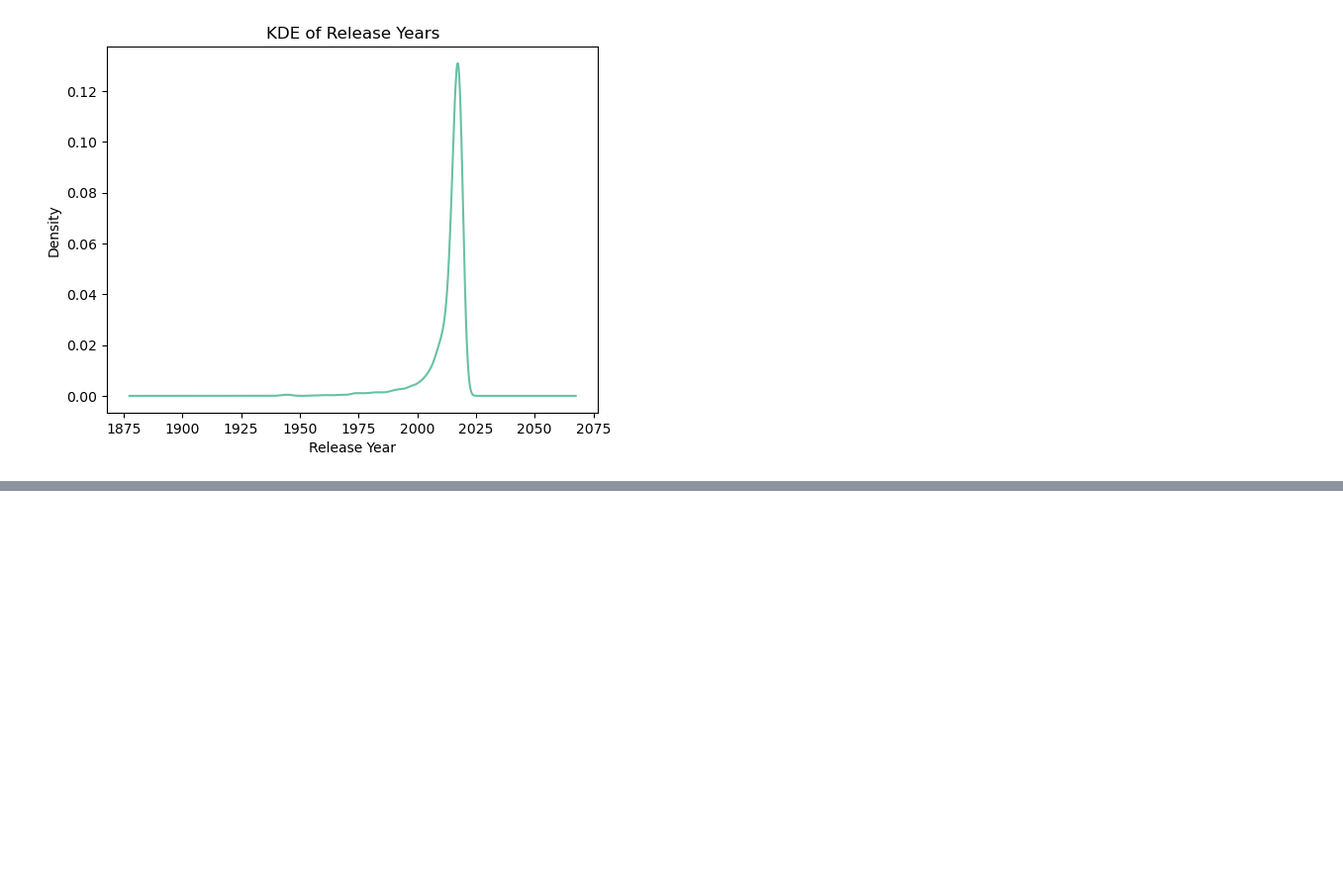
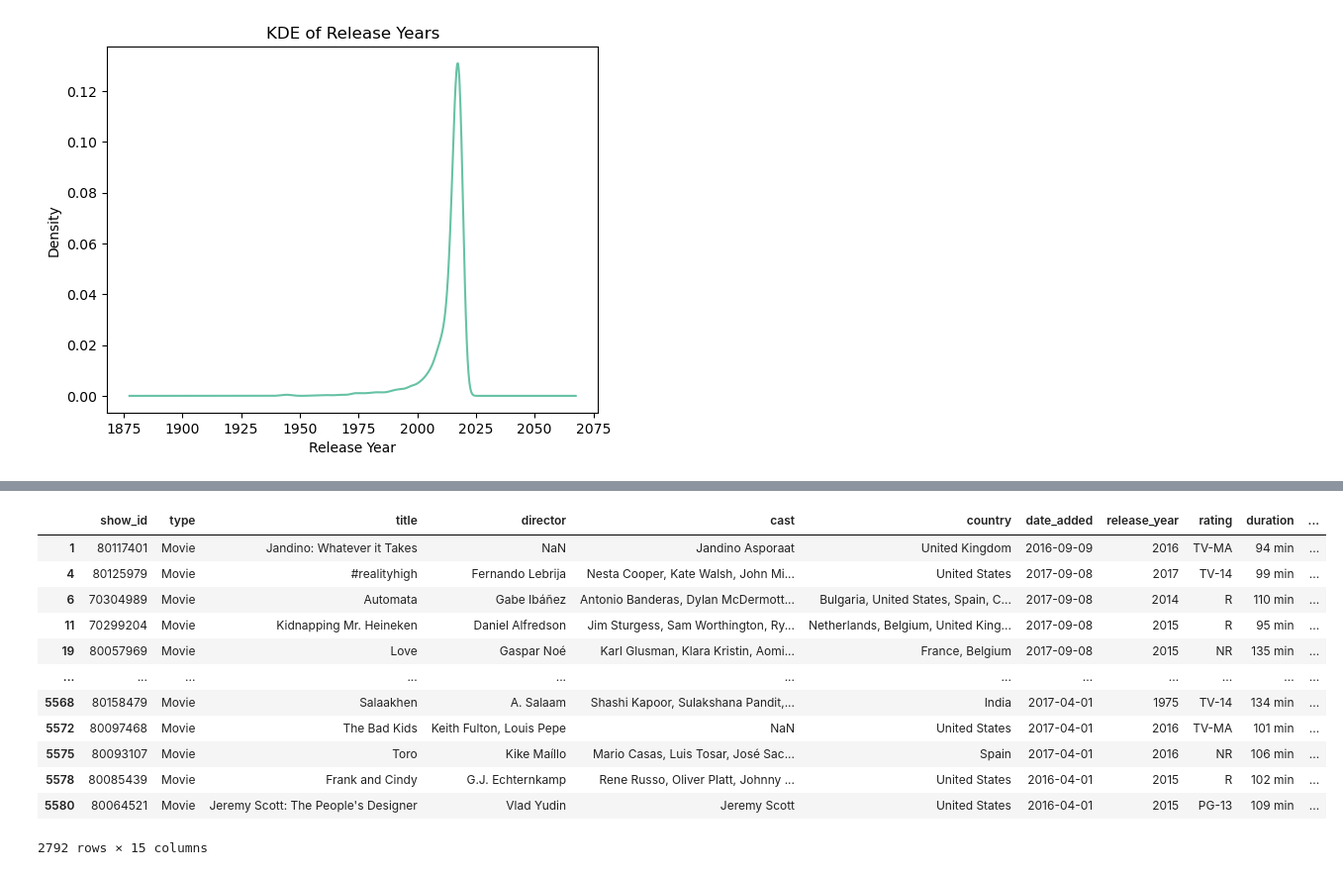
Before and after one commit to Ambily313/Netflix-Data-Exploration-Visualization, a Jupyter notebook: netflix.ipynb, the cells around one changed output, grey strips where cells are left out. Shown at 99% size. Saved outputs shown, nothing was run; the diff lists cells and outputs as text; code cells hidden in the pictures; blank space fills up the shorter version.

```diff
--- a/netflix.ipynb
+++ b/netflix.ipynb
@@ -622,0 +659,21 @@ SyntaxError: invalid character '📑' (U+1F4D1) (3749214545.py, line 1)
+# %%
+# Shows with duration > 90 min (convert duration to int).
+
+df['duration_mins'] = df['duration'].str.extract(r'(\d+)').astype(int)
+
+
+df[(df['duration_mins']) > 90]
+# %% [output]
+|  | show_id | type | title | director | cast | country | date_added | release_year | rating | duration | ... |
+| 1 | 80117401 | Movie | Jandino: Whatever it Takes | NaN | Jandino Asporaat | United Kingdom | 2016-09-09 | 2016 | TV-MA | 94 min | ... |
+| 4 | 80125979 | Movie | #realityhigh | Fernando Lebrija | Nesta Cooper, Kate Walsh, John Mi... | United States | 2017-09-08 | 2017 | TV-14 | 99 min | ... |
+| 6 | 70304989 | Movie | Automata | Gabe Ibáñez | Antonio Banderas, Dylan McDermott... | Bulgaria, United States, Spain, C... | 2017-09-08 | 2014 | R | 110 min | ... |
+| 11 | 70299204 | Movie | Kidnapping Mr. Heineken | Daniel Alfredson | Jim Sturgess, Sam Worthington, Ry... | Netherlands, Belgium, United King... | 2017-09-08 | 2015 | R | 95 min | ... |
+| 19 | 80057969 | Movie | Love | Gaspar Noé | Karl Glusman, Klara Kristin, Aomi... | France, Belgium | 2017-09-08 | 2015 | NR | 135 min | ... |
+| ... | ... | ... | ... | ... | ... | ... | ... | ... | ... | ... | ... |
+| 5568 | 80158479 | Movie | Salaakhen | A. Salaam | Shashi Kapoor, Sulakshana Pandit,... | India | 2017-04-01 | 1975 | TV-14 | 134 min | ... |
+| 5572 | 80097468 | Movie | The Bad Kids | Keith Fulton, Louis Pepe | NaN | United States | 2017-04-01 | 2016 | TV-MA | 101 min | ... |
+| 5575 | 80093107 | Movie | Toro | Kike Maíllo | Mario Casas, Luis Tosar, José Sac... | Spain | 2017-04-01 | 2016 | NR | 106 min | ... |
+| 5578 | 80085439 | Movie | Frank and Cindy | G.J. Echternkamp | Rene Russo, Oliver Platt, Johnny ... | United States | 2016-04-01 | 2015 | R | 102 min | ... |
+| 5580 | 80064521 | Movie | Jeremy Scott: The People's Designer | Vlad Yudin | Jeremy Scott | United States | 2016-04-01 | 2015 | PG-13 | 109 min | ... |
+2792 rows × 15 columns
```
Also changed, not shown: parts of 23 cells of this notebook.
